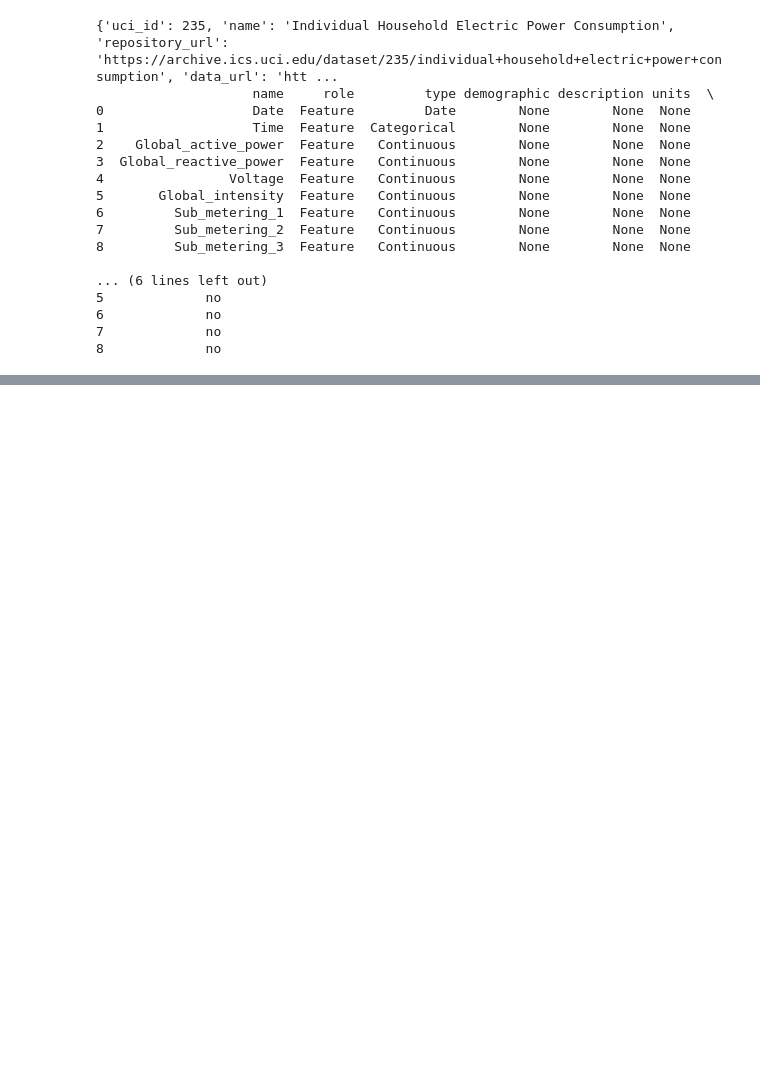
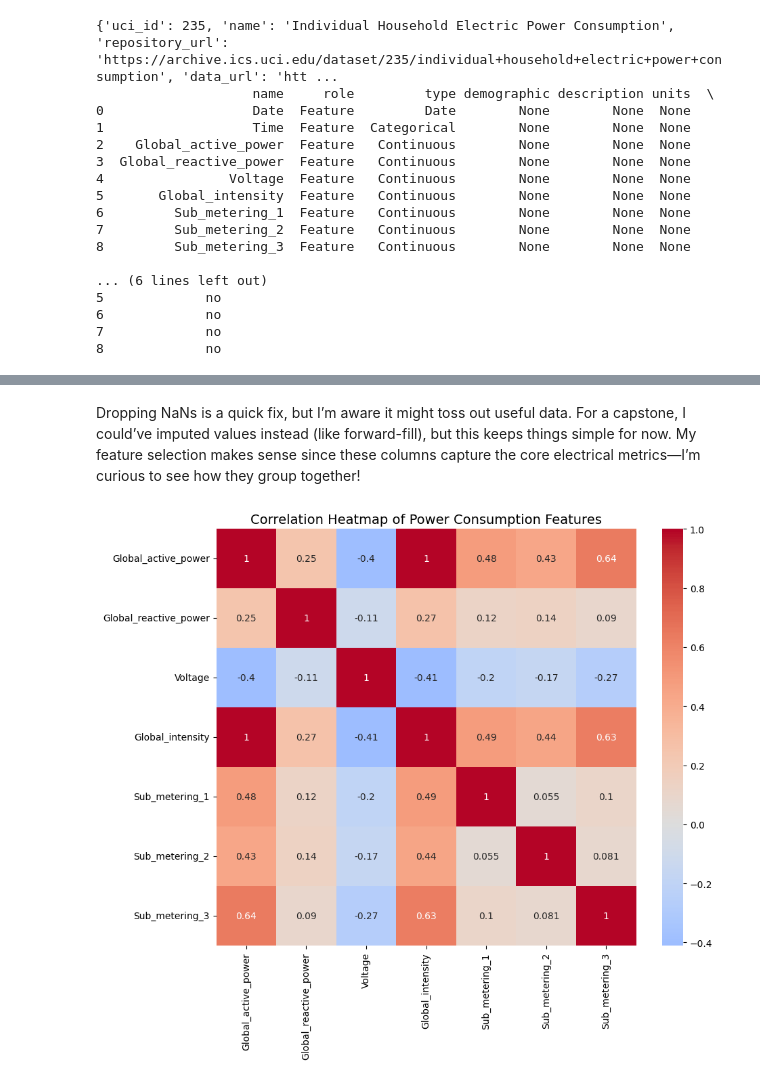
Before and after one commit to zpalevani/Individual_Household_Electric_Power_Consumption, a Jupyter notebook: Individual_Household_Electric_Power_Consumption.ipynb, the cells around one changed output, grey strips where cells are left out. Drawn from its saved outputs; the diff is of its cells as text; code cells hidden in the pictures; blank space fills up the shorter version.

```diff
--- a/Individual_Household_Electric_Power_Consumption.ipynb
+++ b/Individual_Household_Electric_Power_Consumption.ipynb
@@ -75,0 +219,12 @@ X = df[features]
+# %% [markdown]
+Dropping NaNs is a quick fix, but I’m aware it might toss out useful data. For a capstone, I could’ve imputed values instead (like forward-fill), but this keeps things simple for now. My feature selection makes sense since these columns capture the core electrical metrics—I’m curious to see how they group together!
+# %%
+import matplotlib.pyplot as plt
+import seaborn as sns  # Import seaborn and assign it to the alias 'sns'
+
+plt.figure(figsize=(10, 8))
+sns.heatmap(X.corr(), annot=True, cmap='coolwarm', center=0)
+plt.title('Correlation Heatmap of Power Consumption Features', fontsize=14)
+plt.show()
+# %% [output]
+[figure, added]
```
Also changed, not shown: parts of 28 cells of this notebook.
